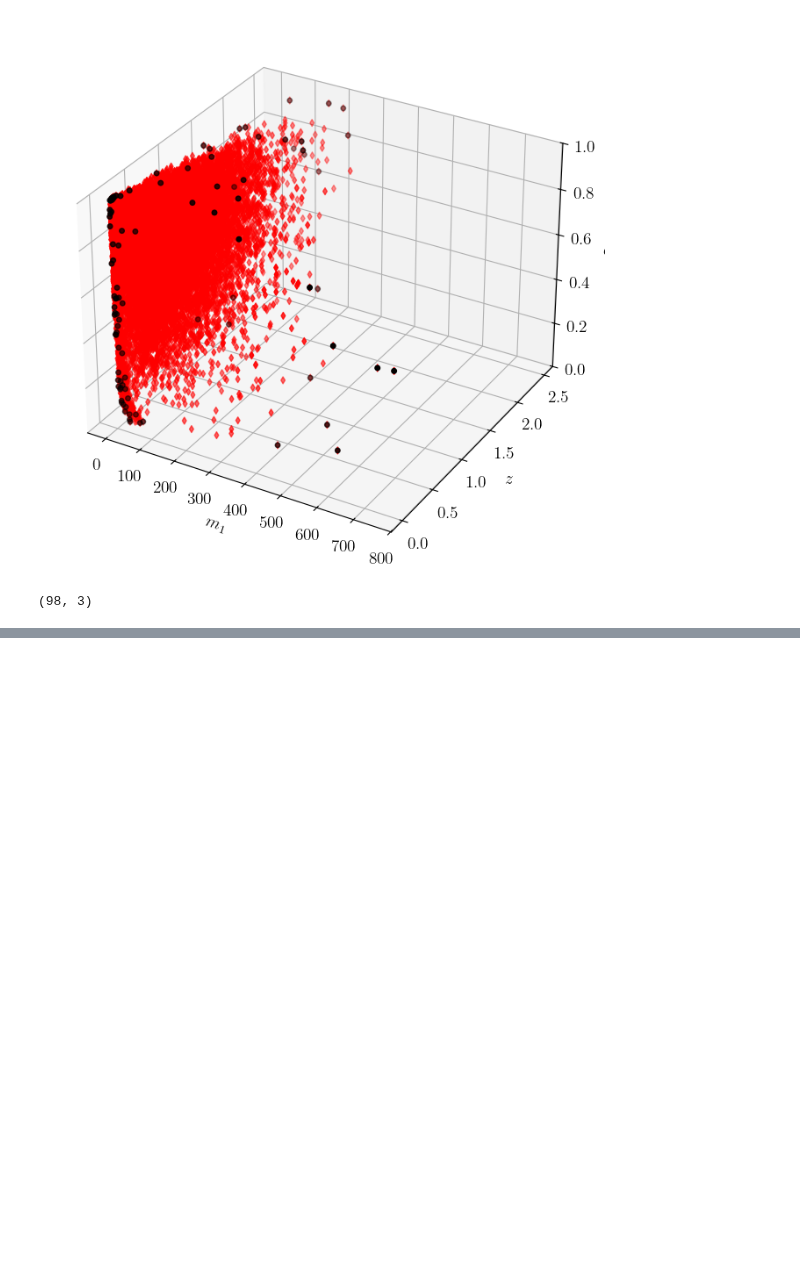
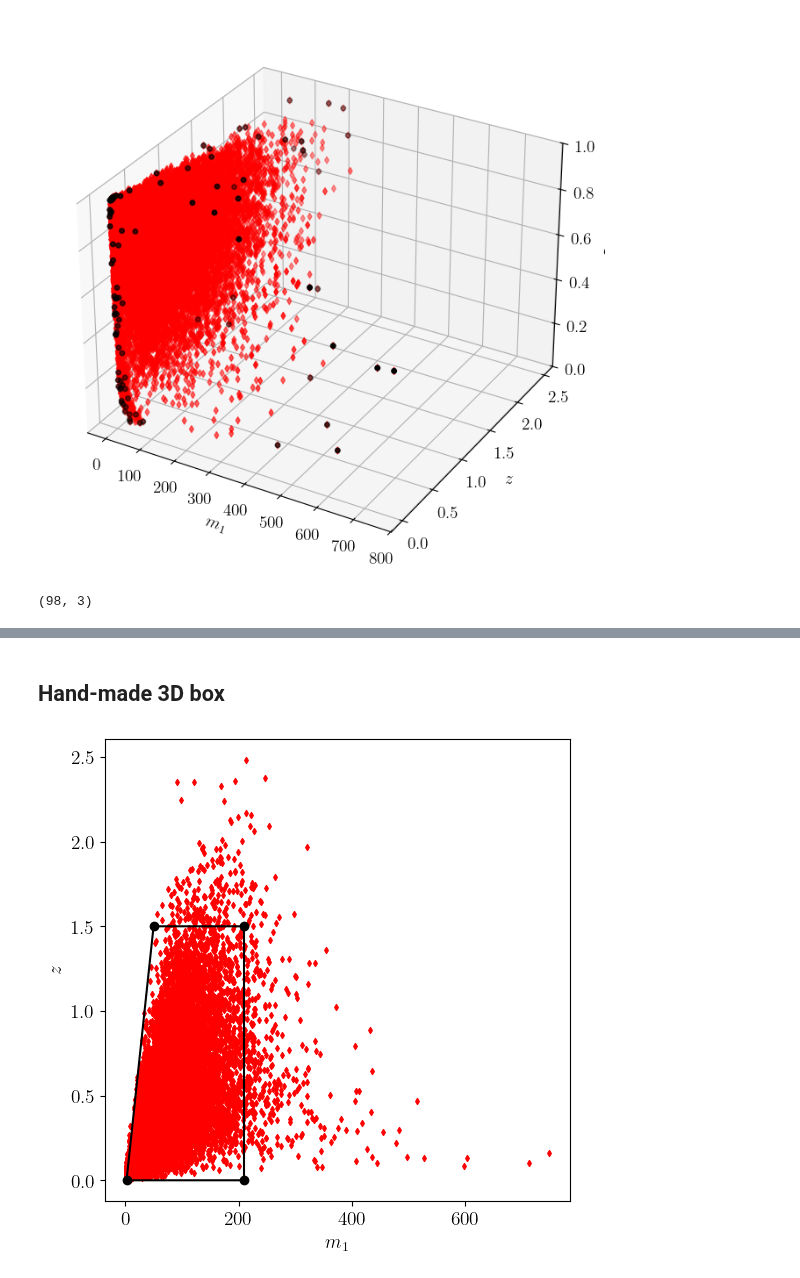
Before and after one commit to TristanBruel/Delaunay_for_GWs, a Jupyter notebook: gwtc5/convexHull_injections_gwtc5.ipynb, the cells around one changed output, grey strips where cells are left out. Drawn from its saved outputs; the diff is of its cells as text; code cells hidden in the pictures; blank space fills up the shorter version.

```diff
--- a/gwtc5/convexHull_injections_gwtc5.ipynb
+++ b/gwtc5/convexHull_injections_gwtc5.ipynb
@@ -986,0 +338,35 @@ plt.close()
+# %% [markdown]
+## Hand-made 3D box
+# %%
+fig, ax = plt.subplots(1, 1, figsize=(6,6))
+
+ax.scatter(reduced_injections[:,0], reduced_injections[:,1],
+           c='r', marker='d', s=3**2, zorder=0,
+           # label='Detected injections',
+          )
+
+test_box_m1_z = np.array([
+    [210, 1.5],
+    [50., 1.5],
+    [2.3, 1e-6],
+    [210, 1e-6],
+])
+for i in range(4):
+    ax.scatter(test_box_m1_z[i,0], test_box_m1_z[i,1],
+               c='k',
+              )
+ax.plot(test_box_m1_z[:,0], test_box_m1_z[:,1], c='k')
+ax.plot([test_box_m1_z[-1,0],test_box_m1_z[0,0]], [test_box_m1_z[-1,1],test_box_m1_z[0,1]], c='k')
+
+
+ax.set_xlabel('$m_1$')
+#ax.set_xlim(5,200)
+ax.set_ylabel('$z$')
+# ax.legend(loc='upper right', framealpha=0.6)
+# ax.set_box_aspect(1)
+
+
+plt.show()
+plt.close()
+# %% [output]
+[figure, added]
```
Also changed, not shown: parts of 48 cells of this notebook, 2 other files.
